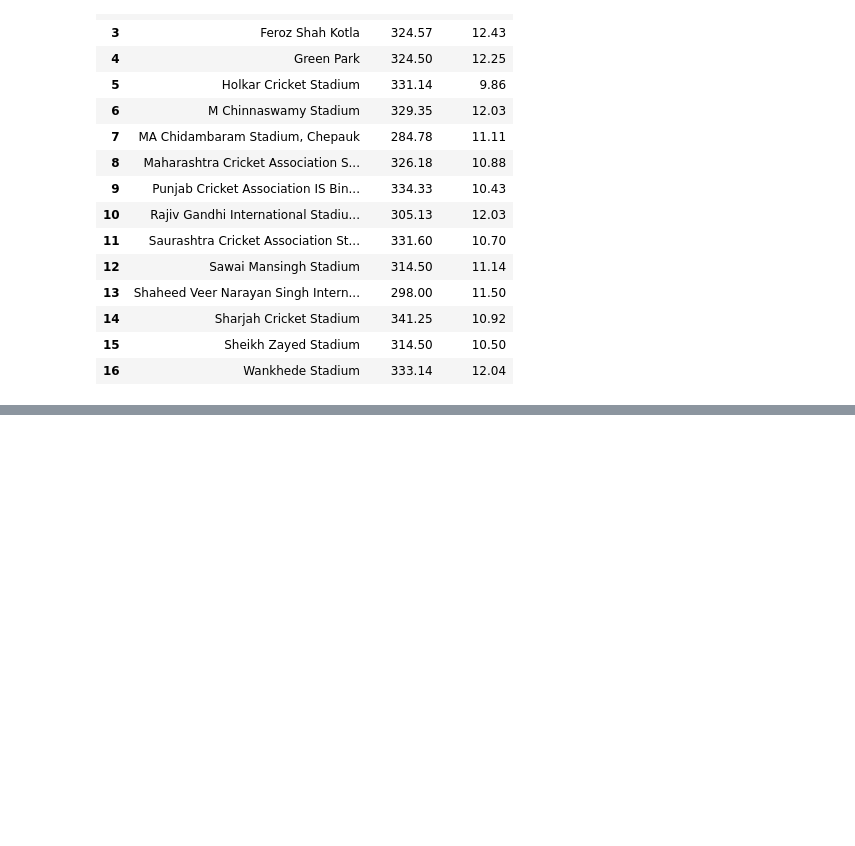
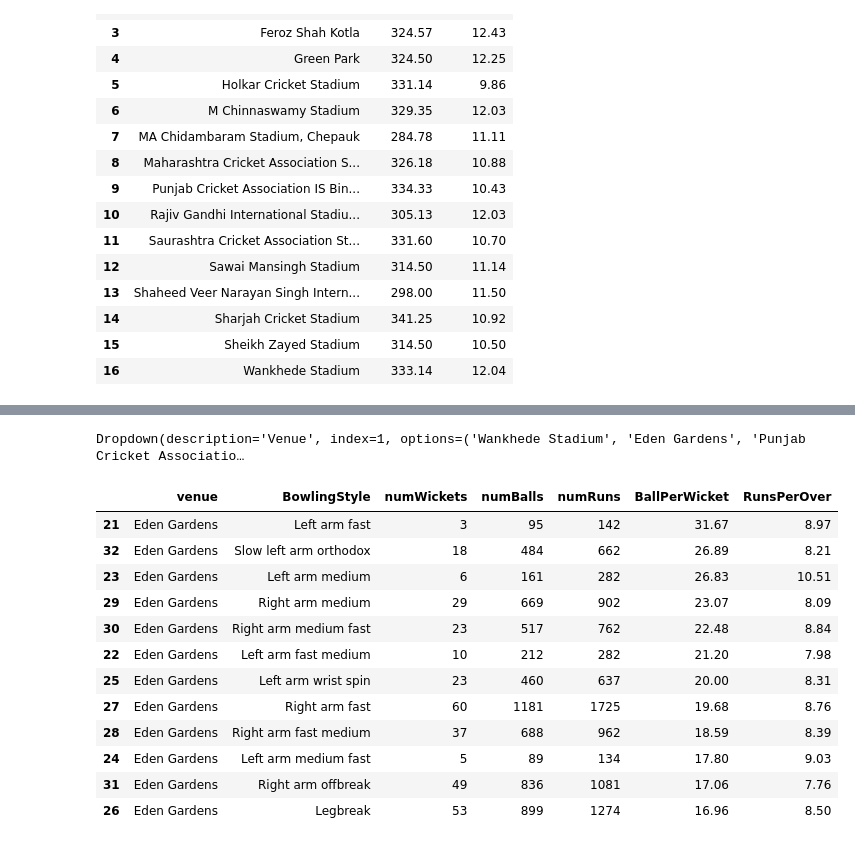
Before and after one commit to 51n15t9r/CricketAnalytics, a Jupyter notebook: 10. Venue and Toss Analysis.ipynb, the cells around one changed output, grey strips where cells are left out. Cells and saved outputs as stored; diff of their text form; code cells hidden in the pictures; blank space fills up the shorter version.

```diff
--- a/10. Venue and Toss Analysis.ipynb
+++ b/10. Venue and Toss Analysis.ipynb
@@ -198,0 +234,5 @@ final_df
+# %%
+venue_drop.observe(on_change_venue)
+display(venue_drop)
+# %% [output]
+Dropdown(description='Venue', index=1, options=('Wankhede Stadium', 'Eden Gardens', 'Punjab Cricket Associatio…
@@ -198,0 +241,17 @@ final_df
+# %%
+#debug
+new_df[new_df.venue == selected_venue].sort_values(by = 'BallPerWicket', ascending = False)
+# %% [output]
+|  | venue | BowlingStyle | numWickets | numBalls | numRuns | BallPerWicket | RunsPerOver |
+| 21 | Eden Gardens | Left arm fast | 3 | 95 | 142 | 31.67 | 8.97 |
+| 32 | Eden Gardens | Slow left arm orthodox | 18 | 484 | 662 | 26.89 | 8.21 |
+| 23 | Eden Gardens | Left arm medium | 6 | 161 | 282 | 26.83 | 10.51 |
+| 29 | Eden Gardens | Right arm medium | 29 | 669 | 902 | 23.07 | 8.09 |
+| 30 | Eden Gardens | Right arm medium fast | 23 | 517 | 762 | 22.48 | 8.84 |
+| 22 | Eden Gardens | Left arm fast medium | 10 | 212 | 282 | 21.20 | 7.98 |
+| 25 | Eden Gardens | Left arm wrist spin | 23 | 460 | 637 | 20.00 | 8.31 |
+| 27 | Eden Gardens | Right arm fast | 60 | 1181 | 1725 | 19.68 | 8.76 |
+| 28 | Eden Gardens | Right arm fast medium | 37 | 688 | 962 | 18.59 | 8.39 |
+| 24 | Eden Gardens | Left arm medium fast | 5 | 89 | 134 | 17.80 | 9.03 |
+| 31 | Eden Gardens | Right arm offbreak | 49 | 836 | 1081 | 17.06 | 7.76 |
+| 26 | Eden Gardens | Legbreak | 53 | 899 | 1274 | 16.96 | 8.50 |
```
Also changed, not shown: parts of 12 cells of this notebook.
